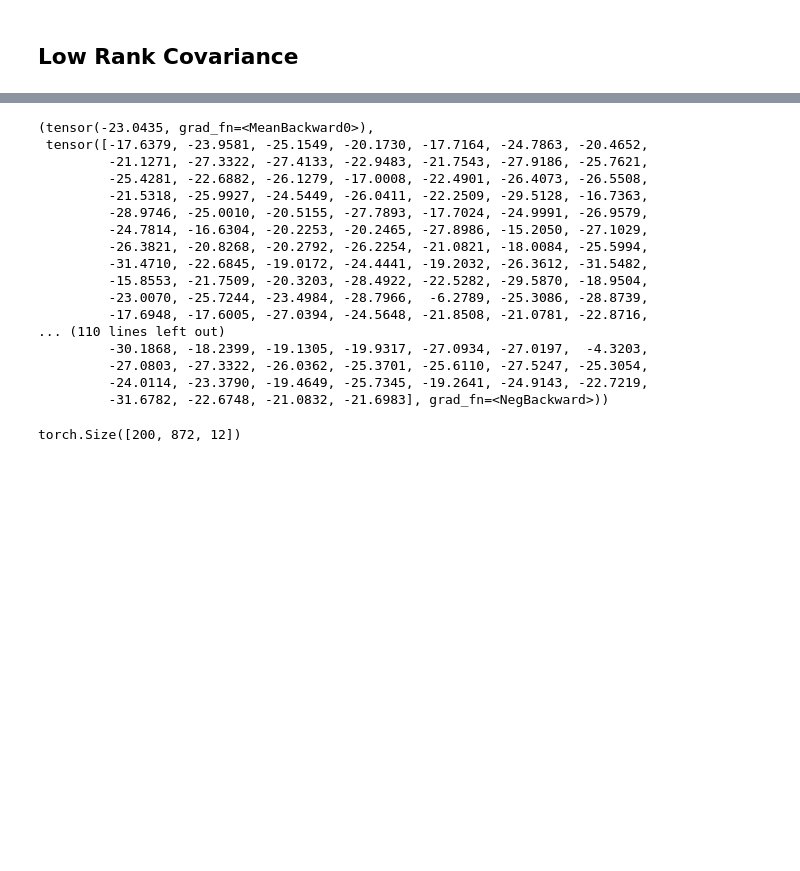
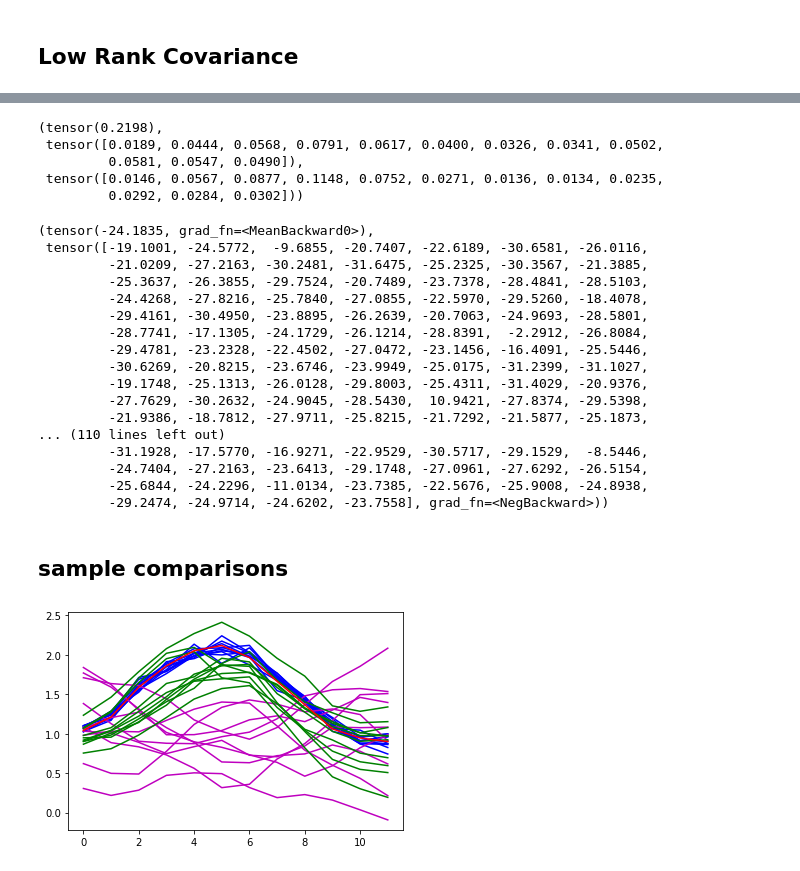
Before and after one commit to sisl/JointDemandForecasting, a Jupyter notebook: sandbox/arec/prob_nn/GaussianNN.ipynb, the cells around one changed output, grey strips where cells are left out. Saved outputs shown, nothing was run; the diff lists cells and outputs as text; code cells hidden in the pictures; blank space fills up the shorter version.

Commit message:
adding WAPE loss, dropout to stabilize training, exponentials instead of softplus, and plotting difference between models

```diff
--- a/sandbox/arec/prob_nn/GaussianNN.ipynb
+++ b/sandbox/arec/prob_nn/GaussianNN.ipynb
@@ -127,0 +127,4 @@ mape(dtest, Y_test)
+# %%
+model2.eval()
+dtest2 = model2(X_test)
+mape(dtest2, Y_test)
@@ -157,7 +174,7 @@ nll(dtest, Y_test)
 ## Low Rank Covariance
 # %%
 hidden_layers = [40, 40, 40]
-model = GaussianNeuralNet(1, 24, hidden_layers, 1, 12, covariance_type='low-rank',rank=2)
+model3 = GaussianNeuralNet(1, past_dims, hidden_layers, 1, fut_dims, covariance_type='low-rank',rank=2, p=0.0)
 # %%
-train(model, X_batches, Y_batches, num_epochs=60)
+train(model3, X_batches, Y_batches, num_epochs=100)
 # %% [output]
@@ -189,0 +192,4 @@ mape(dtest, Y_test)
+# %%
+model3.eval()
+dtest3 = model3(X_test)
+mape(dtest3, Y_test)
@@ -198,24 +218,43 @@ rmse(dtest, Y_test)
+# %%
+rwse(dtest3, Y_test)
+# %% [output]
+(tensor(0.2198),
+ tensor([0.0189, 0.0444, 0.0568, 0.0791, 0.0617, 0.0400, 0.0326, 0.0341, 0.0502,
+         0.0581, 0.0547, 0.0490]),
+ tensor([0.0146, 0.0567, 0.0877, 0.1148, 0.0752, 0.0271, 0.0136, 0.0134, 0.0235,
+         0.0292, 0.0284, 0.0302]))
 # %%
-nll(dtest, Y_test)
+nll(dtest3, Y_test)
 # %% [output]
-(tensor(-23.0435, grad_fn=<MeanBackward0>),
- tensor([-17.6379, -23.9581, -25.1549, -20.1730, -17.7164, -24.7863, -20.4652,
-         -21.1271, -27.3322, -27.4133, -22.9483, -21.7543, -27.9186, -25.7621,
-         -25.4281, -22.6882, -26.1279, -17.0008, -22.4901, -26.4073, -26.5508,
-         -21.5318, -25.9927, -24.5449, -26.0411, -22.2509, -29.5128, -16.7363,
-         -28.9746, -25.0010, -20.5155, -27.7893, -17.7024, -24.9991, -26.9579,
-         -24.7814, -16.6304, -20.2253, -20.2465, -27.8986, -15.2050, -27.1029,
-         -26.3821, -20.8268, -20.2792, -26.2254, -21.0821, -18.0084, -25.5994,
-         -31.4710, -22.6845, -19.0172, -24.4441, -19.2032, -26.3612, -31.5482,
-         -15.8553, -21.7509, -20.3203, -28.4922, -22.5282, -29.5870, -18.9504,
-         -23.0070, -25.7244, -23.4984, -28.7966,  -6.2789, -25.3086, -28.8739,
-         -17.6948, -17.6005, -27.0394, -24.5648, -21.8508, -21.0781, -22.8716,
+(tensor(-24.1835, grad_fn=<MeanBackward0>),
+ tensor([-19.1001, -24.5772,  -9.6855, -20.7407, -22.6189, -30.6581, -26.0116,
+         -21.0209, -27.2163, -30.2481, -31.6475, -25.2325, -30.3567, -21.3885,
+         -25.3637, -26.3855, -29.7524, -20.7489, -23.7378, -28.4841, -28.5103,
+         -24.4268, -27.8216, -25.7840, -27.0855, -22.5970, -29.5260, -18.4078,
+         -29.4161, -30.4950, -23.8895, -26.2639, -20.7063, -24.9693, -28.5801,
+         -28.7741, -17.1305, -24.1729, -26.1214, -28.8391,  -2.2912, -26.8084,
+         -29.4781, -23.2328, -22.4502, -27.0472, -23.1456, -16.4091, -25.5446,
+         -30.6269, -20.8215, -23.6746, -23.9949, -25.0175, -31.2399, -31.1027,
+         -19.1748, -25.1313, -26.0128, -29.8003, -25.4311, -31.4029, -20.9376,
+         -27.7629, -30.2632, -24.9045, -28.5430,  10.9421, -27.8374, -29.5398,
+         -21.9386, -18.7812, -27.9711, -25.8215, -21.7292, -21.5877, -25.1873,
 ... (110 lines left out)
-         -30.1868, -18.2399, -19.1305, -19.9317, -27.0934, -27.0197,  -4.3203,
-         -27.0803, -27.3322, -26.0362, -25.3701, -25.6110, -27.5247, -25.3054,
-         -24.0114, -23.3790, -19.4649, -25.7345, -19.2641, -24.9143, -22.7219,
-         -31.6782, -22.6748, -21.0832, -21.6983], grad_fn=<NegBackward>))
+         -31.1928, -17.5770, -16.9271, -22.9529, -30.5717, -29.1529,  -8.5446,
+         -24.7404, -27.2163, -23.6413, -29.1748, -27.0961, -27.6292, -26.5154,
+         -25.6844, -24.2296, -11.0134, -23.7385, -22.5676, -25.9008, -24.8938,
+         -29.2474, -24.9714, -24.6202, -23.7558], grad_fn=<NegBackward>))
-# %%
-dtest.sample((200,)).shape
-# %% [output]
-torch.Size([200, 872, 12])
+# %% [markdown]
+## sample comparisons
+# %%
+samples1 = dtest1.sample((10,))
+samples2 = dtest2.sample((10,))
+samples3 = dtest3.sample((10,))
+
+i=0
+plt.plot(range(fut_dims), samples1[:,i,:].T,'b')
+plt.plot(range(fut_dims), samples2[:,i,:].T,'m')
+plt.plot(range(fut_dims), samples3[:,i,:].T,'g')
+plt.plot(range(fut_dims), Y_test[i,:,0], 'r')
+plt.show()
+# %% [output]
+[figure, added]
```
Also changed, not shown: parts of 27 cells of this notebook, 2 other files.
